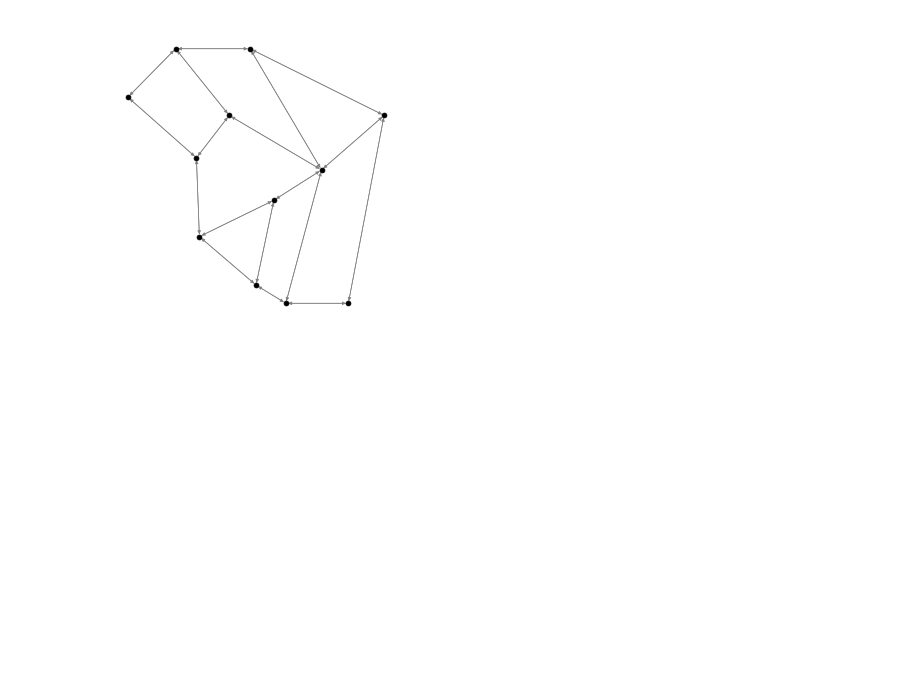
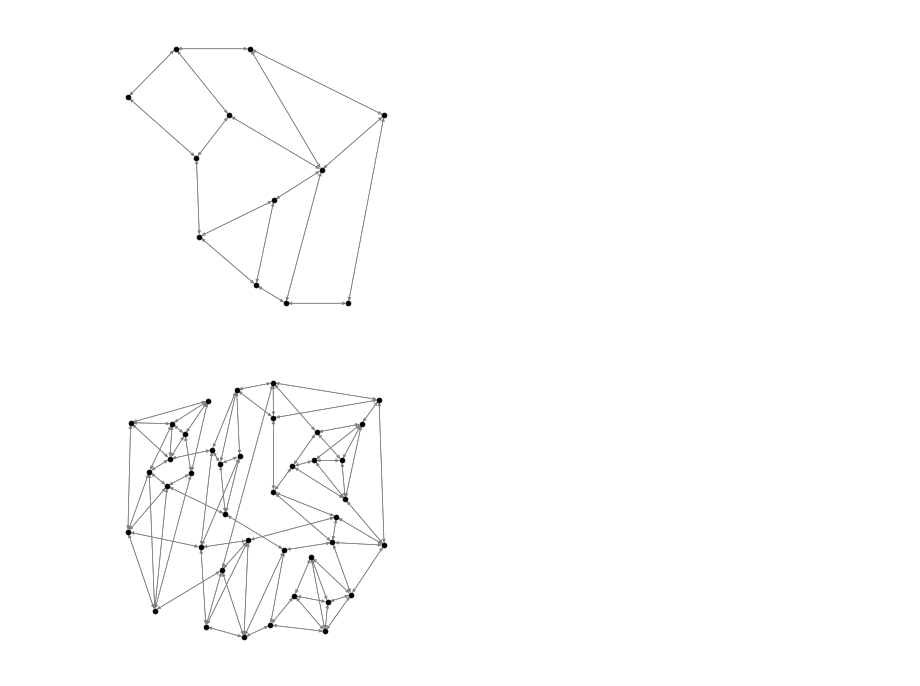
Before and after one commit to jerapiblaze/graphmapping-flexv2, a Jupyter notebook: plot.ipynb, the cells around one changed output. Saved outputs shown, nothing was run; the diff lists cells and outputs as text; code cells hidden in the pictures; blank space fills up the shorter version.

```diff
--- a/plot.ipynb
+++ b/plot.ipynb
@@ -605,7 +605,7 @@ import networkx as nx
 def drawPhy(path, name, figsize):
     net = LoadProblem(path).PHY
 
-    plt.figure(figsize=figsize, dpi=50)
+    f = plt.figure(figsize=figsize, dpi=50)
     nx.draw_networkx(
         net, pos = net.NodeLocations,
         with_labels=False,
@@ -614,6 +614,7 @@ def drawPhy(path, name, figsize):
         node_shape="o",
         node_size=50
     )
+    f.patch.set_alpha(0)
     plt.box(False)
     plt.savefig(f"{FIGPATH}/{name}.pdf", bbox_inches="tight")
     plt.show()
@@ -625,3 +626,7 @@ drawPhy(path="./data/problems/C13_POL_10/graphmapping_ec80fed3.pkl.gz", name="po
 [figure]
 [figure]
 [figure]
+# %%
+drawPhy(path="./data/problems/C13_PIO_30/graphmapping_c9a2c998.pkl.gz", name="pioro40",figsize=(8,8))
+# %% [output]
+[figure, added]
```
